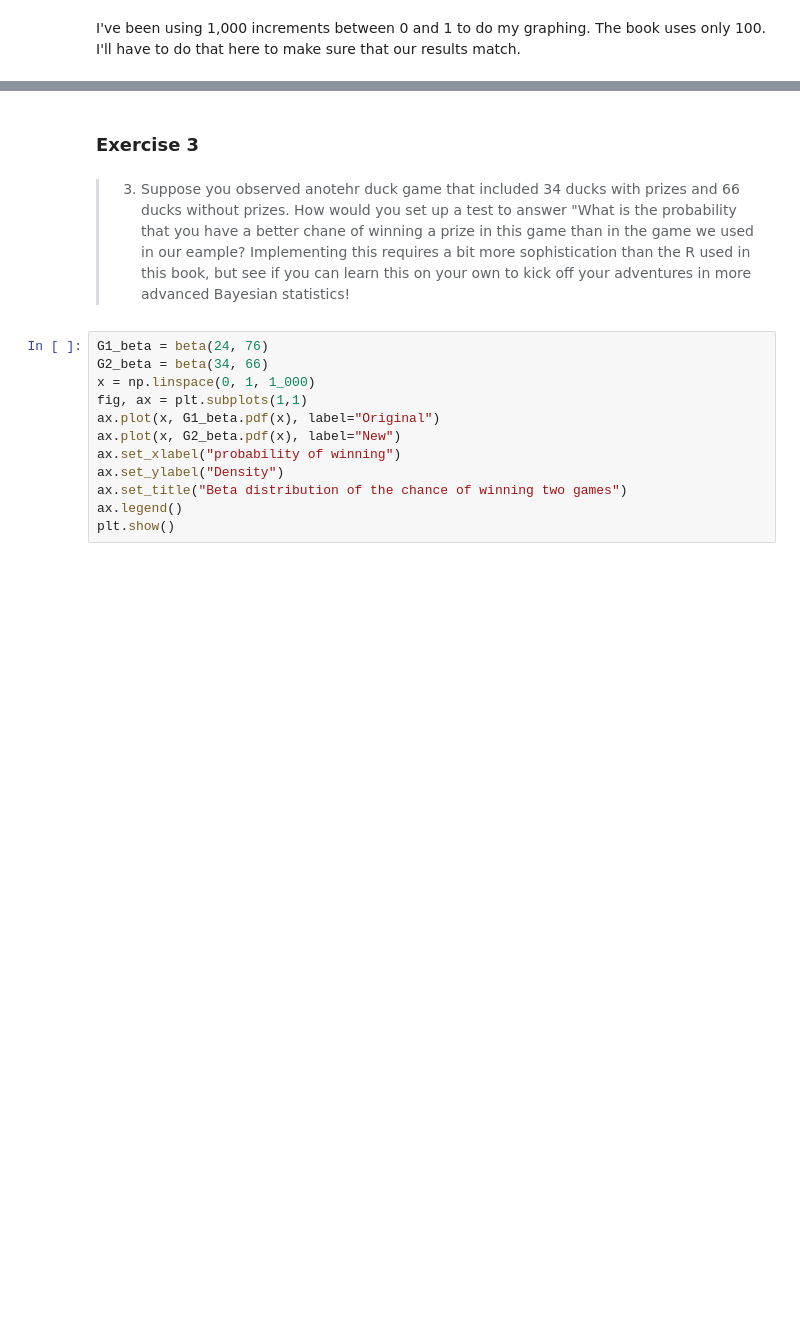
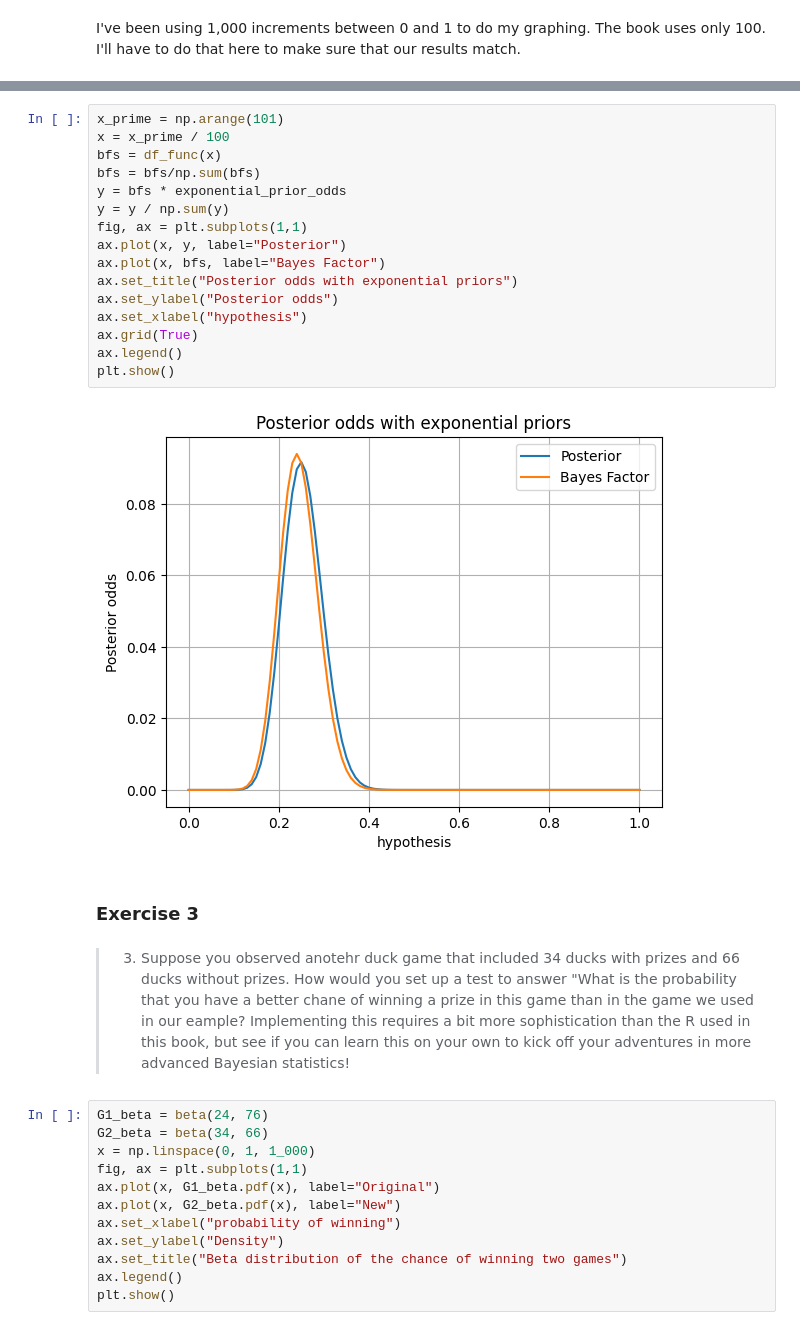
Before and after one commit to TecKnow/learning, a Jupyter notebook: Chapter_19.ipynb, the cells around one changed output, grey strips where cells are left out. Drawn from its saved outputs; the diff is of its cells as text; blank space fills up the shorter version.

```diff
--- a/Chapter_19.ipynb
+++ b/Chapter_19.ipynb
@@ -188,3 +192,21 @@ plt.show()
+# %%
+x_prime = np.arange(101)
+x = x_prime / 100
+bfs = df_func(x)
+bfs = bfs/np.sum(bfs)
+y = bfs * exponential_prior_odds
+y = y / np.sum(y)
+fig, ax = plt.subplots(1,1)
+ax.plot(x, y, label="Posterior")
+ax.plot(x, bfs, label="Bayes Factor")
+ax.set_title("Posterior odds with exponential priors")
+ax.set_ylabel("Posterior odds")
+ax.set_xlabel("hypothesis")
+ax.grid(True)
+ax.legend()
+plt.show()
+# %% [output]
+[figure, added]
 # %% [markdown]
 ### Exercise 3
 # %% [markdown]
```
Also changed, not shown: parts of 3 cells of this notebook.
